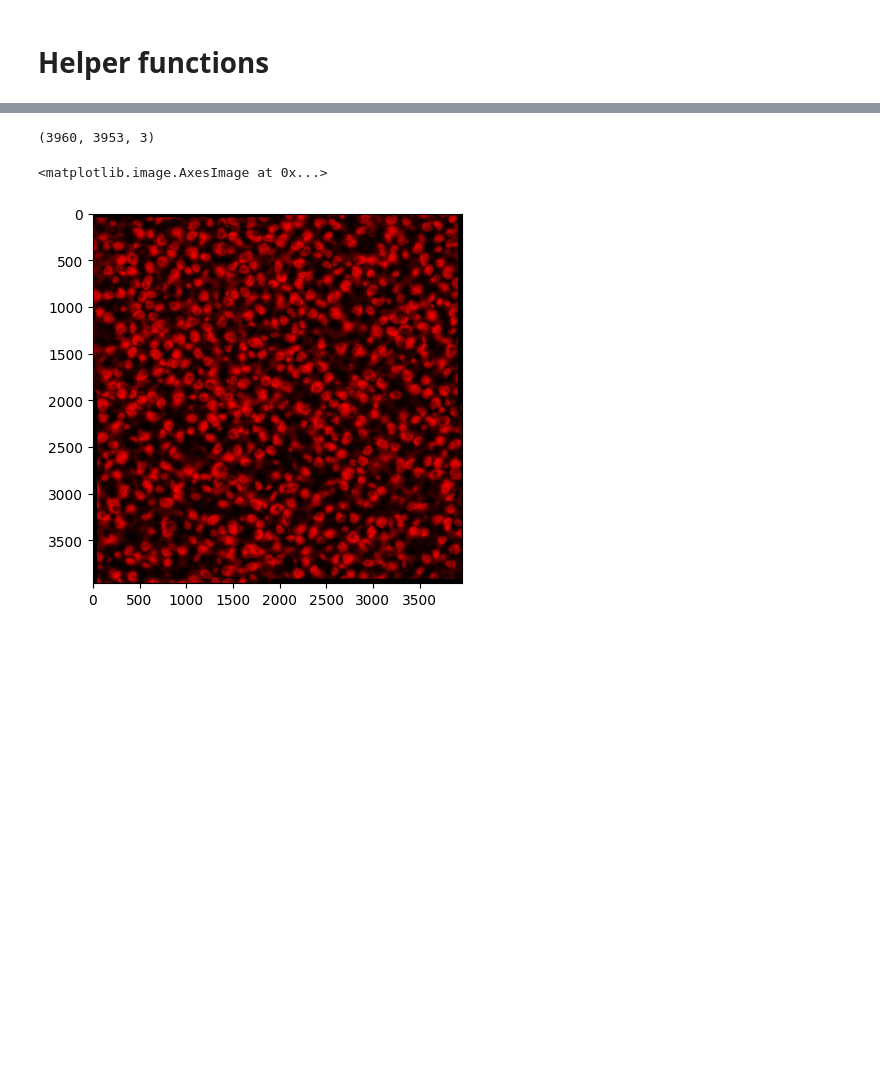
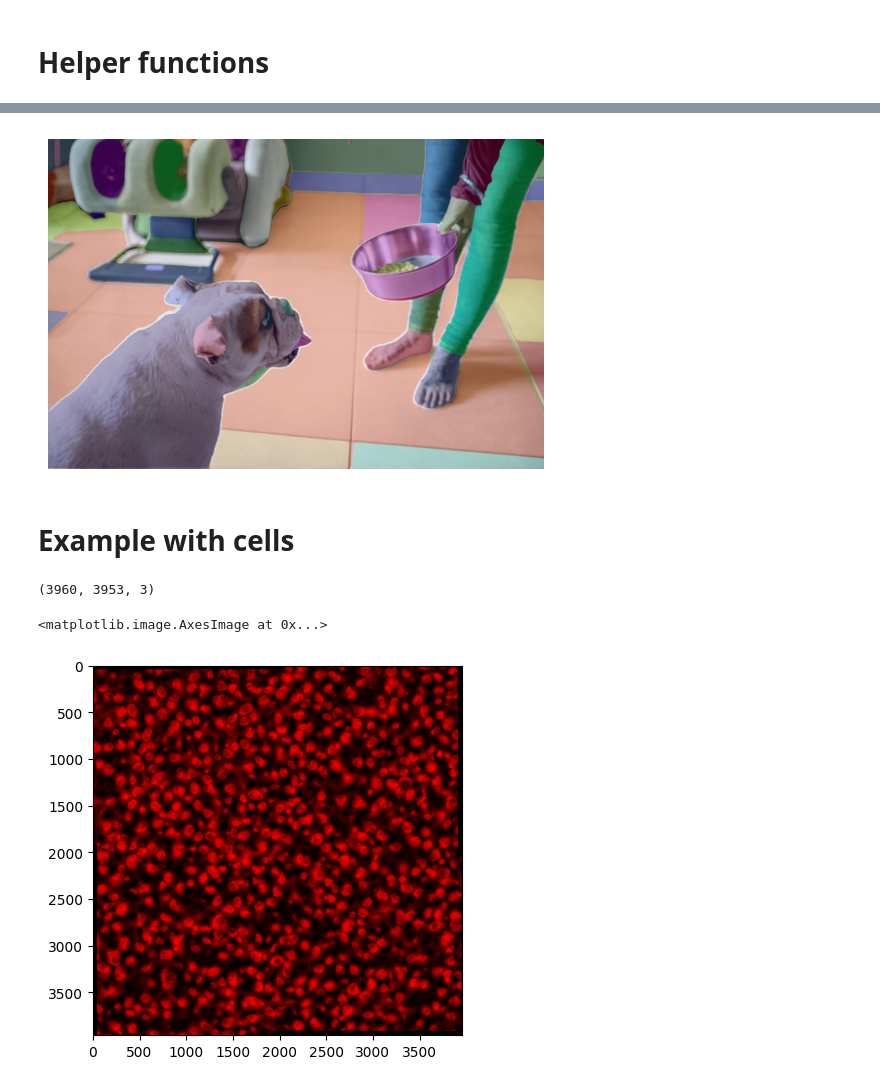
Before and after one commit to NickDiNapoli/segment-anything, a Jupyter notebook: src/sam/segment_anything.ipynb, the cells around one changed output, grey strips where cells are left out. Cells and saved outputs as stored; diff of their text form; code cells hidden in the pictures; blank space fills up the shorter version.

```diff
--- a/src/sam/segment_anything.ipynb
+++ b/src/sam/segment_anything.ipynb
@@ -45,2 +68,13 @@ def show_anns(anns):
+# %%
+masks = mask_generator.generate(image)
+plt.figure()
+plt.imshow(image)
+show_anns(masks)
+plt.axis('off')
+plt.show()
+# %% [output]
+[figure, added]
+# %% [markdown]
+# Example with cells
 # %%
 sample_image = tifffile.imread(DATA_ROOT)
```
Also changed, not shown: parts of 8 cells of this notebook, 3 other files.
